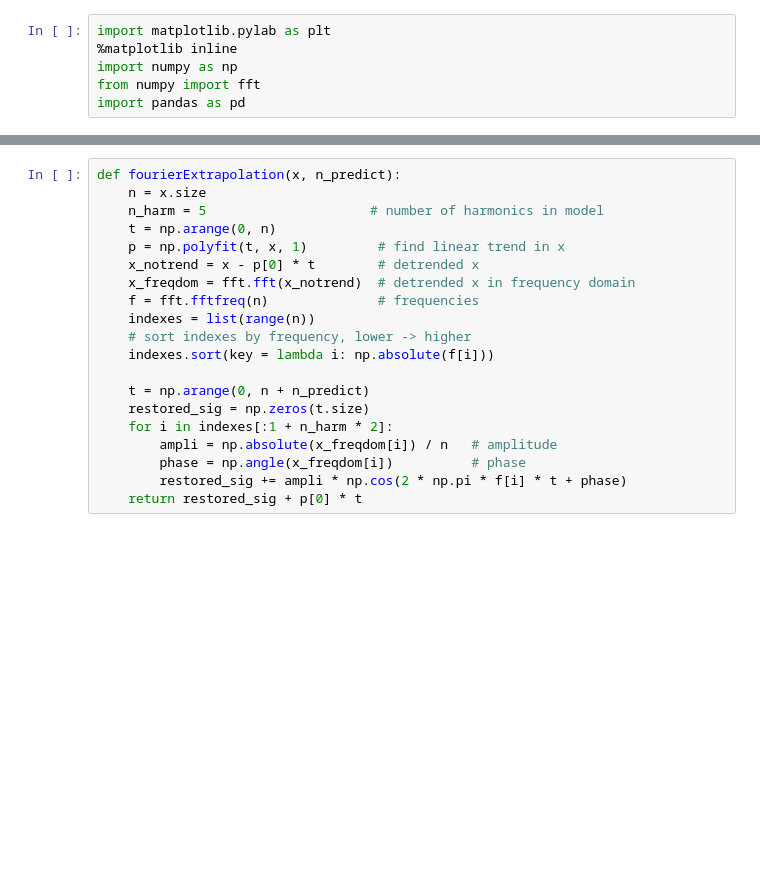
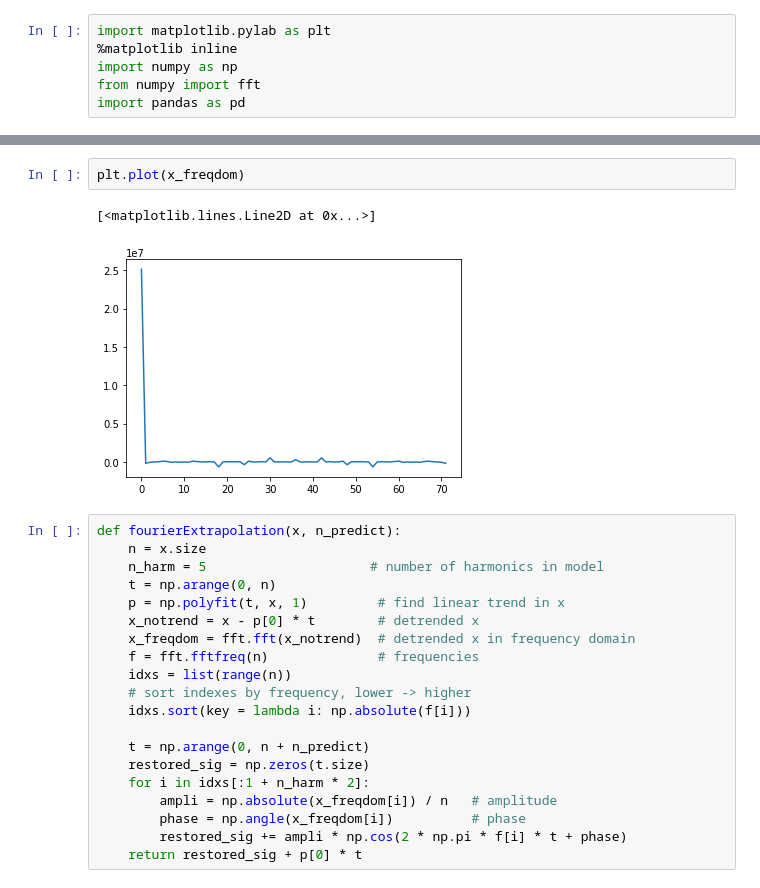
Before and after one commit to jpmaldonado/time-series-cnb, a Jupyter notebook: Day 2 - Cluster analysis and supervised learning for time series/03 Fourier Extrapolation.ipynb, the cells around one changed output, grey strips where cells are left out. Cells and saved outputs as stored; diff of their text form; blank space fills up the shorter version.

```diff
--- a/Day 2 - Cluster analysis and supervised learning for time series/03 Fourier Extrapolation.ipynb
+++ b/Day 2 - Cluster analysis and supervised learning for time series/03 Fourier Extrapolation.ipynb
@@ -7,3 +30,8 @@ import pandas as pd
+# %%
+plt.plot(x_freqdom)
+# %% [output]
+[<matplotlib.lines.Line2D at 0x...>]
+[figure, added]
 # %%
 def fourierExtrapolation(x, n_predict):
     n = x.size
@@ -13,13 +41,13 @@ def fourierExtrapolation(x, n_predict):
     x_notrend = x - p[0] * t        # detrended x
     x_freqdom = fft.fft(x_notrend)  # detrended x in frequency domain
     f = fft.fftfreq(n)              # frequencies
-    indexes = list(range(n))
+    idxs = list(range(n))
     # sort indexes by frequency, lower -> higher
-    indexes.sort(key = lambda i: np.absolute(f[i]))
+    idxs.sort(key = lambda i: np.absolute(f[i]))
 
     t = np.arange(0, n + n_predict)
     restored_sig = np.zeros(t.size)
-    for i in indexes[:1 + n_harm * 2]:
+    for i in idxs[:1 + n_harm * 2]:
         ampli = np.absolute(x_freqdom[i]) / n   # amplitude
         phase = np.angle(x_freqdom[i])          # phase
         restored_sig += ampli * np.cos(2 * np.pi * f[i] * t + phase)
```
Also changed, not shown: parts of 5 cells of this notebook, 15 other files.
